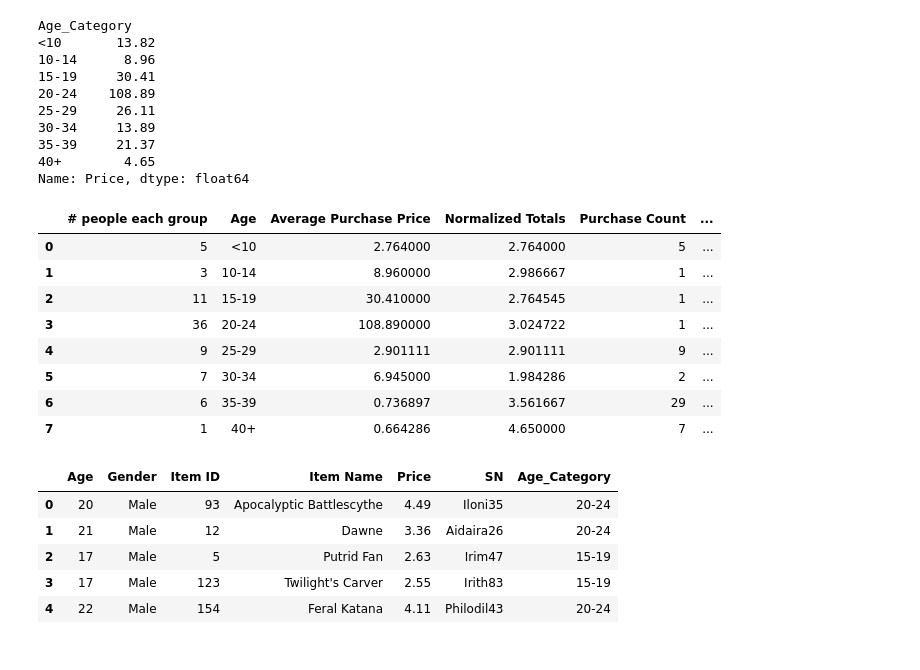
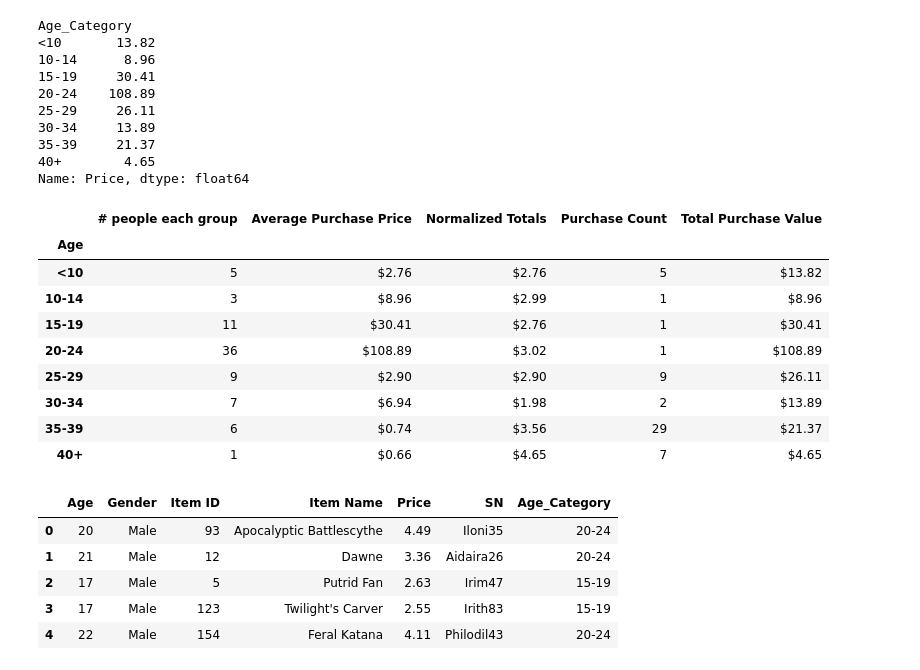
Before and after one commit to sunitharamar/HomeWork4_Numpy_Pandas, a Jupyter notebook: HeroesOfPymoli.ipynb, the cells around one changed output. Saved outputs shown, nothing was run; the diff lists cells and outputs as text; code cells hidden in the pictures.

Commit message:
Updated the files with formatting

```diff
--- a/HeroesOfPymoli.ipynb
+++ b/HeroesOfPymoli.ipynb
@@ -129,14 +129,23 @@ Name: Gender, dtype: int64
 total_count_gender = clean_df["Gender"].count()
 #total_count_gender
 # %%
-#Creating a new dataframe for results of "Purchasing Analysis (Total)"
+#Creating a new dataframe for results of "Purchasing Analysis (Total)" with adding dollar sign to it. formating
+
+def dollarsign(x):
+    return '${:,.2f}'.format(x)
+
 
 my_dict = {"Number of unique Items": [Total_unique_item_names],
            "Average Price": [average_purchase_price],
            "Number of Purchases": [Total_number_of_purchases],
-           "Total Revenue": [Total_revenue]}
+           "Total Revenue":  [Total_revenue]}
 
 my_df_2 = pd.DataFrame(my_dict)
+my_df_2['Total Revenue'] =  my_df_2['Total Revenue'].apply(dollarsign)
+my_df_2['Average Price'] =  my_df_2['Average Price'].apply(dollarsign)
+
+
+
 my_df_2
 # %% [output]
 |  | Average Price | Number of Purchases | Number of unique Items | Total Revenue |
@@ -465,42 +479,50 @@ purchasing_analysis_Age_dic = {"Age": ["<10", "10-14", "15-19", "20-24", "25-29"
                                                            tot_purchase_value.iloc[7]],
                                   "Normalized Totals": [normalized1,
                                                         normalized2,
                                                         normalized3,
                                                         normalized4,
                                                         normalized5,
                                                         normalized6,
                                                         normalized7,
                                                         normalized8],
                                   "Purchase Count": [purchase_count.iloc[0],
                                                      purchase_count.iloc[1],
                                                      purchase_count.iloc[2],
                                                      purchase_count.iloc[3],
                                                      purchase_count.iloc[4],
                                                      purchase_count.iloc[5],
                                                      purchase_count.iloc[6],
                                                      purchase_count.iloc[7]],
                                     "# people each group": [p1,
                                                                p2,
                                                                p3,
                                                                p4,
                                                                p5,
                                                                p6,
                                                                p7,
                                                                p8]}
 
 purchasing_analysis_Age_df = pd.DataFrame(purchasing_analysis_Age_dic) # Set the row index to be "Age"
 
+purchasing_analysis_Age_df['Average Purchase Price'] = purchasing_analysis_Age_df['Average Purchase Price'].apply(dollarsign)
+purchasing_analysis_Age_df['Total Purchase Value'] = purchasing_analysis_Age_df['Total Purchase Value'].apply(dollarsign)
+purchasing_analysis_Age_df['Normalized Totals'] = purchasing_analysis_Age_df['Normalized Totals'].apply(dollarsign)
+
+purchasing_analysis_Age_df = purchasing_analysis_Age_df.set_index("Age")
 purchasing_analysis_Age_df
+
+purchasing_analysis_Age_df
 # %% [output]
-|  | # people each group | Age | Average Purchase Price | Normalized Totals | Purchase Count | ... |
-| 0 | 5 | <10 | 2.764000 | 2.764000 | 5 | ... |
-| 1 | 3 | 10-14 | 8.960000 | 2.986667 | 1 | ... |
-| 2 | 11 | 15-19 | 30.410000 | 2.764545 | 1 | ... |
-| 3 | 36 | 20-24 | 108.890000 | 3.024722 | 1 | ... |
-| 4 | 9 | 25-29 | 2.901111 | 2.901111 | 9 | ... |
-| 5 | 7 | 30-34 | 6.945000 | 1.984286 | 2 | ... |
-| 6 | 6 | 35-39 | 0.736897 | 3.561667 | 29 | ... |
-| 7 | 1 | 40+ | 0.664286 | 4.650000 | 7 | ... |
+|  | # people each group | Average Purchase Price | Normalized Totals | Purchase Count | Total Purchase Value |
+| Age |  |  |  |  |  |
+| <10 | 5 | $2.76 | $2.76 | 5 | $13.82 |
+| 10-14 | 3 | $8.96 | $2.99 | 1 | $8.96 |
+| 15-19 | 11 | $30.41 | $2.76 | 1 | $30.41 |
+| 20-24 | 36 | $108.89 | $3.02 | 1 | $108.89 |
+| 25-29 | 9 | $2.90 | $2.90 | 9 | $26.11 |
+| 30-34 | 7 | $6.94 | $1.98 | 2 | $13.89 |
+| 35-39 | 6 | $0.74 | $3.56 | 29 | $21.37 |
+| 40+ | 1 | $0.66 | $4.65 | 7 | $4.65 |
 # %%
 #==================================================================================================================
 # %%
```
Also changed, not shown: parts of 26 cells of this notebook, 1 other file.
